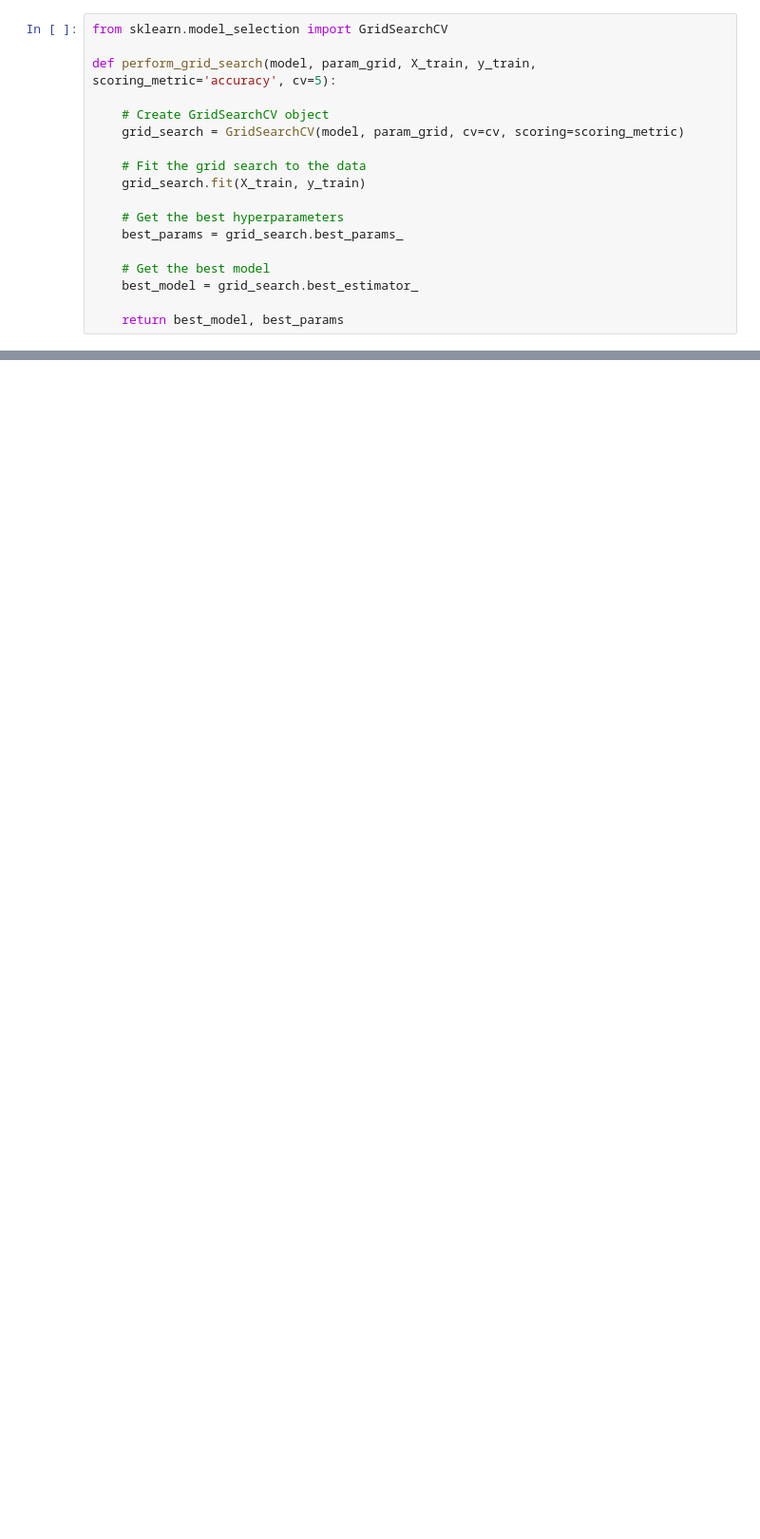
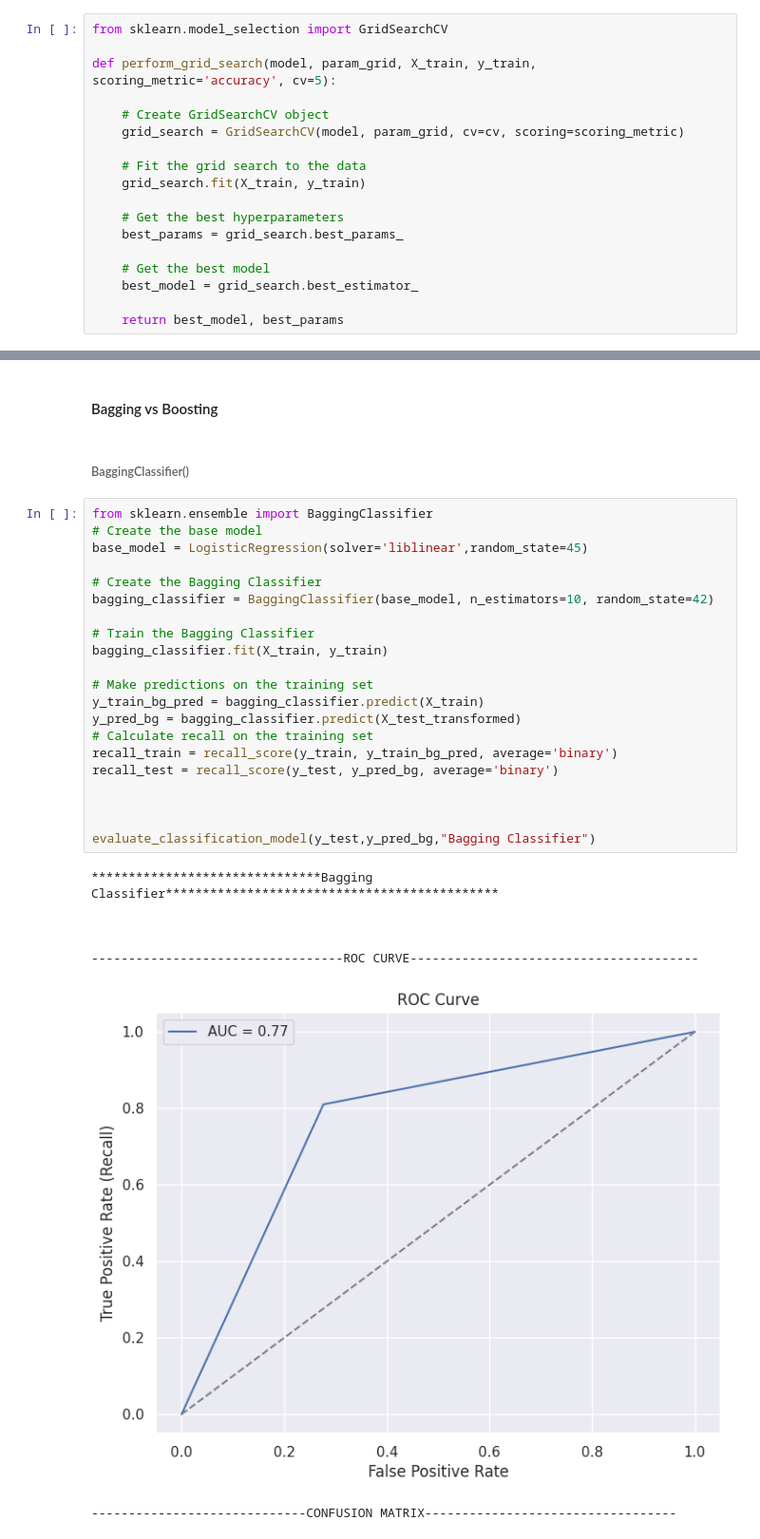
Before and after one commit to naphtron/Phase-3-Project, a Jupyter notebook: customer_churn.ipynb, the cells around one changed output, grey strips where cells are left out. Shown at 95% size. Drawn from its saved outputs; the diff is of its cells as text; blank space fills up the shorter version.

```diff
--- a/customer_churn.ipynb
+++ b/customer_churn.ipynb
@@ -926,0 +1076,33 @@ best_model, best_params = perform_grid_search(rf_classifier,{'n_estimators': [50
+# %% [markdown]
+#### Bagging vs Boosting
+# %% [markdown]
+###### BaggingClassifier()
+# %%
+from sklearn.ensemble import BaggingClassifier
+# Create the base model
+base_model = LogisticRegression(solver='liblinear',random_state=45)
+
+# Create the Bagging Classifier
+bagging_classifier = BaggingClassifier(base_model, n_estimators=10, random_state=42)
+
+# Train the Bagging Classifier
+bagging_classifier.fit(X_train, y_train)
+
+# Make predictions on the training set
+y_train_bg_pred = bagging_classifier.predict(X_train)
+y_pred_bg = bagging_classifier.predict(X_test_transformed)
+# Calculate recall on the training set
+recall_train = recall_score(y_train, y_train_bg_pred, average='binary')
+recall_test = recall_score(y_test, y_pred_bg, average='binary')
+
+
+
+evaluate_classification_model(y_test,y_pred_bg,"Bagging Classifier")
+# %% [output]
+*******************************Bagging Classifier*********************************************
+
+
+
+----------------------------------ROC CURVE---------------------------------------
+[figure, added]
+-----------------------------CONFUSION MATRIX----------------------------------
```
Also changed, not shown: parts of 45 cells of this notebook.
